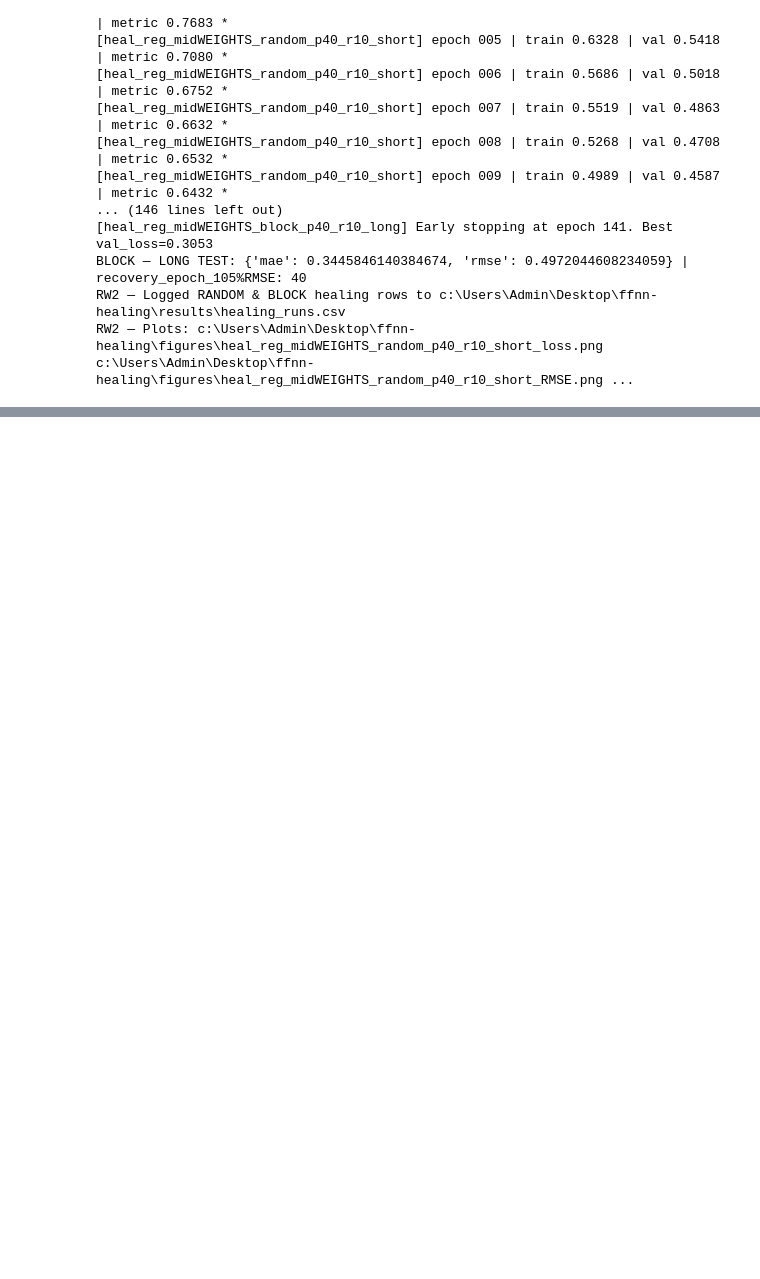
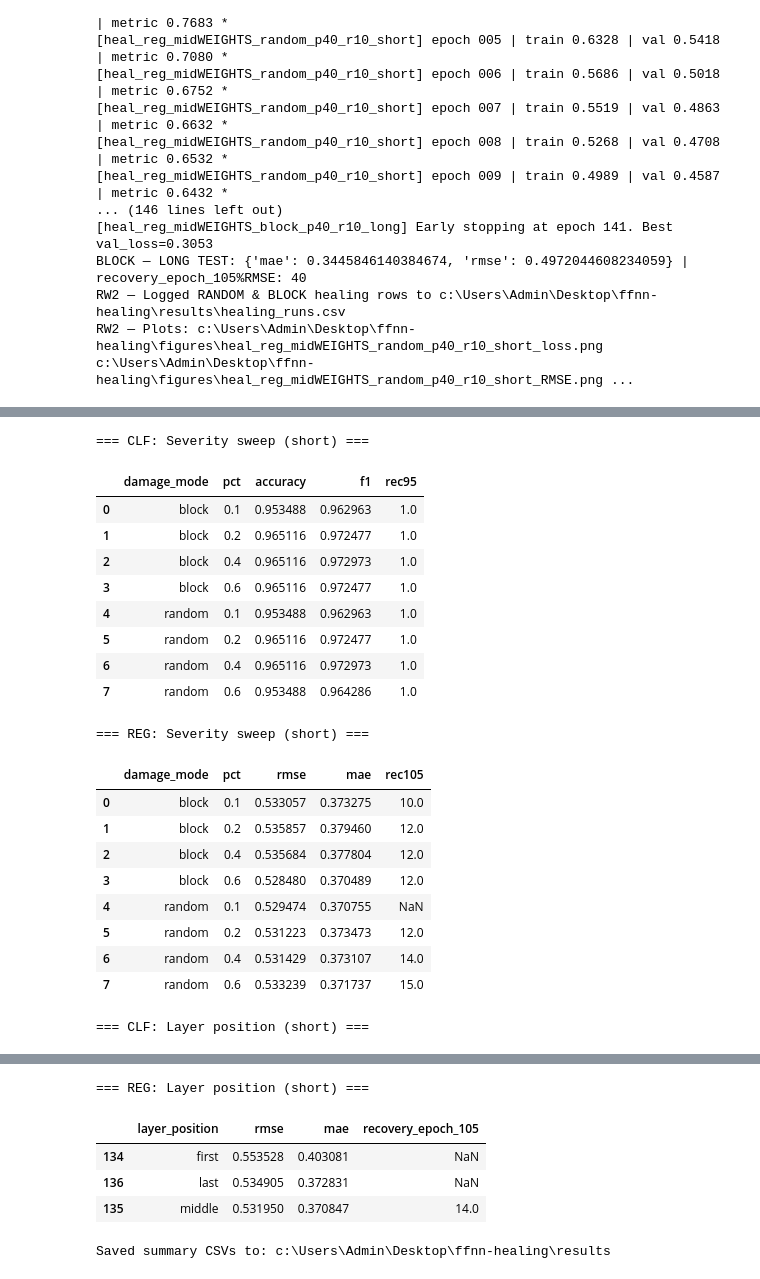
Before and after one commit to ekokaj5/ffnn-healing, a Jupyter notebook: Untitled11.ipynb, the cells around one changed output, grey strips where cells are left out. Drawn from its saved outputs; the diff is of its cells as text; code cells hidden in the pictures; blank space fills up the shorter version.

```diff
--- a/Untitled11.ipynb
+++ b/Untitled11.ipynb
@@ -3846,0 +5618,74 @@ RW2 — Plots: c:\Users\Admin\Desktop\ffnn-healing\figures\heal_reg_midWEIGHTS_r
+# %%
+# rerun summarize-for-report
+import pandas as pd
+pd.set_option("display.max_colwidth", 120)
+
+csvp = PROJECT_ROOT / "results" / "healing_runs.csv"
+df = pd.read_csv(csvp)
+
+# --- Severity summary (CLF) ---
+dfc = df[(df.task=="clf") & (df.stage=="severity_sweep_short")]
+summary_clf = (dfc
+    .groupby(["damage_mode","pct"], as_index=False)
+    .agg(accuracy=("accuracy","mean"),
+         f1=("f1","mean"),
+         rec95=("recovery_epoch_95","min")))
+summary_clf = summary_clf.sort_values(["damage_mode","pct"])
+print("\n=== CLF: Severity sweep (short) ===")
+display(summary_clf)
+
+# --- Severity summary (REG) ---
+dfr = df[(df.task=="reg") & (df.stage=="severity_sweep_short")]
+summary_reg = (dfr
+    .groupby(["damage_mode","pct"], as_index=False)
+    .agg(rmse=("rmse","mean"),
+         mae=("mae","mean"),
+         rec105=("recovery_epoch_105","min")))
+summary_reg = summary_reg.sort_values(["damage_mode","pct"])
+print("\n=== REG: Severity sweep (short) ===")
+display(summary_reg)
+
+# --- Layer position summary (CLF) ---
+pos_clf = (df[(df.task=="clf") & (df.stage=="layer_pos_short")]
+           .loc[:, ["layer_position","accuracy","f1","recovery_epoch_95"]]
+           .sort_values("layer_position"))
+print("\n=== CLF: Layer position (short) ===")
+display(pos_clf)
+
+# --- Layer position summary (REG) ---
+pos_reg = (df[(df.task=="reg") & (df.stage=="layer_pos_short")]
+           .loc[:, ["layer_position","rmse","mae","recovery_epoch_105"]]
+           .sort_values("layer_position"))
+print("\n=== REG: Layer position (short) ===")
+display(pos_reg)
+
+# save these to CSVs for the paper/appendix
+outdir = PROJECT_ROOT / "results"
+summary_clf.to_csv(outdir / "summary_clf_severity_short.csv", index=False)
+summary_reg.to_csv(outdir / "summary_reg_severity_short.csv", index=False)
+pos_clf.to_csv(outdir / "summary_clf_layerpos_short.csv", index=False)
+pos_reg.to_csv(outdir / "summary_reg_layerpos_short.csv", index=False)
+
+print("\nSaved summary CSVs to:", outdir)
+# %% [output]
+=== CLF: Severity sweep (short) ===
+|  | damage_mode | pct | accuracy | f1 | rec95 |
+| 0 | block | 0.1 | 0.953488 | 0.962963 | 1.0 |
+| 1 | block | 0.2 | 0.965116 | 0.972477 | 1.0 |
+| 2 | block | 0.4 | 0.965116 | 0.972973 | 1.0 |
+| 3 | block | 0.6 | 0.965116 | 0.972477 | 1.0 |
+| 4 | random | 0.1 | 0.953488 | 0.962963 | 1.0 |
+| 5 | random | 0.2 | 0.965116 | 0.972477 | 1.0 |
+| 6 | random | 0.4 | 0.965116 | 0.972973 | 1.0 |
+| 7 | random | 0.6 | 0.953488 | 0.964286 | 1.0 |
+=== REG: Severity sweep (short) ===
+|  | damage_mode | pct | rmse | mae | rec105 |
+| 0 | block | 0.1 | 0.533057 | 0.373275 | 10.0 |
+| 1 | block | 0.2 | 0.535857 | 0.379460 | 12.0 |
+| 2 | block | 0.4 | 0.535684 | 0.377804 | 12.0 |
+| 3 | block | 0.6 | 0.528480 | 0.370489 | 12.0 |
+| 4 | random | 0.1 | 0.529474 | 0.370755 | NaN |
+| 5 | random | 0.2 | 0.531223 | 0.373473 | 12.0 |
+| 6 | random | 0.4 | 0.531429 | 0.373107 | 14.0 |
+| 7 | random | 0.6 | 0.533239 | 0.371737 | 15.0 |
+=== CLF: Layer position (short) ===
@@ -3846,0 +5699,6 @@ RW2 — Plots: c:\Users\Admin\Desktop\ffnn-healing\figures\heal_reg_midWEIGHTS_r
+=== REG: Layer position (short) ===
+|  | layer_position | rmse | mae | recovery_epoch_105 |
+| 134 | first | 0.553528 | 0.403081 | NaN |
+| 136 | last | 0.534905 | 0.372831 | NaN |
+| 135 | middle | 0.531950 | 0.370847 | 14.0 |
+Saved summary CSVs to: c:\Users\Admin\Desktop\ffnn-healing\results
```
Also changed, not shown: parts of 20 cells of this notebook.
